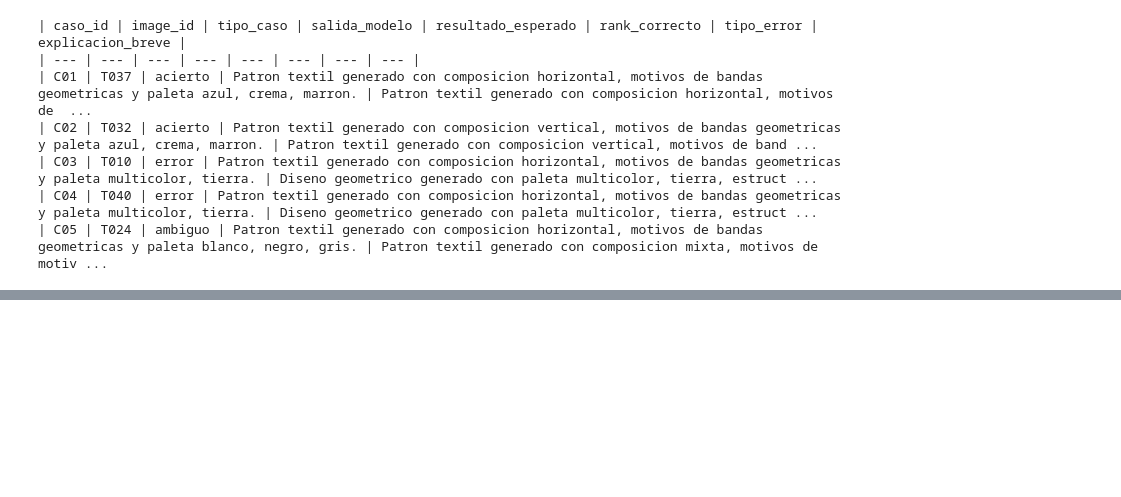
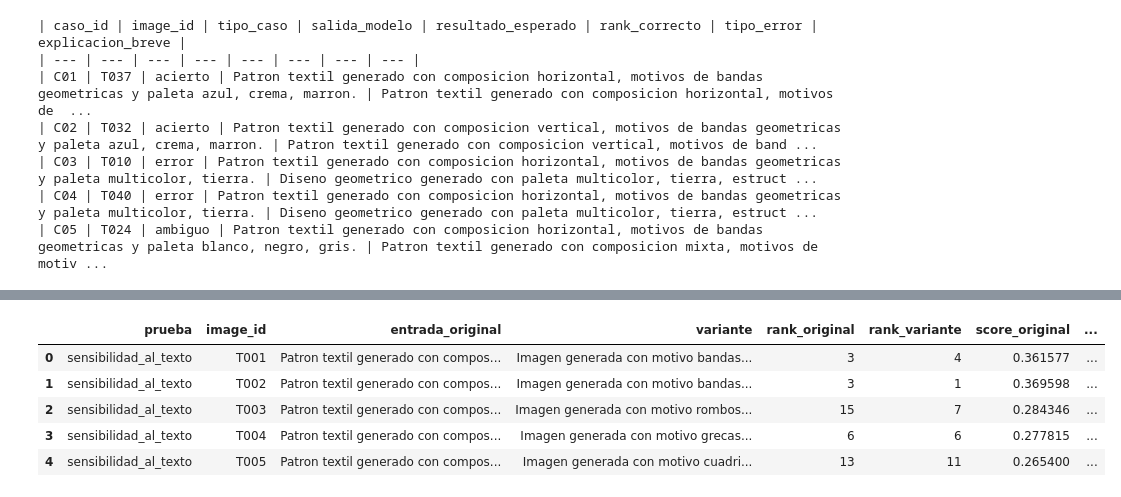
Before and after one commit to hsancheza90-art/mcc225-textiles-generados-evaluacion-multimodal, a Jupyter notebook: notebooks/Cuaderno14_MCC225_resuelto.ipynb, the cells around one changed output, grey strips where cells are left out. Drawn from its saved outputs; the diff is of its cells as text; code cells hidden in the pictures; blank space fills up the shorter version.

```diff
--- a/notebooks/Cuaderno14_MCC225_resuelto.ipynb
+++ b/notebooks/Cuaderno14_MCC225_resuelto.ipynb
@@ -1114,0 +1144,98 @@ print(markdown_cases)
+# %%
+# ============================================================
+# 31. Prueba 1: sensibilidad al texto
+# ============================================================
+
+def encode_text_list(text_list):
+    features_list = []
+
+    with torch.no_grad():
+        tokens = tokenizer(text_list).to(DEVICE)
+        features = model.encode_text(tokens)
+        features = features / features.norm(dim=-1, keepdim=True)
+        features_list.append(features.cpu())
+
+    return torch.cat(features_list, dim=0).to(DEVICE)
+
+
+def get_text_to_image_rank(text_feature, target_image_id):
+    with torch.no_grad():
+        scores = (text_feature @ image_features.T).cpu().numpy().flatten()
+
+    sorted_indices = np.argsort(scores)[::-1]
+    ordered_image_ids = [image_ids[idx] for idx in sorted_indices]
+
+    rank = ordered_image_ids.index(target_image_id) + 1
+    score = float(scores[image_ids.index(target_image_id)])
+
+    top1_image_id = ordered_image_ids[0]
+    top1_score = float(scores[sorted_indices[0]])
+
+    return rank, score, top1_image_id, top1_score
+
+
+# Selección de casos para la prueba
+prompt_test_df = manifest.head(5).copy()
+
+prompt_rows = []
+
+for _, row in prompt_test_df.iterrows():
+    image_id = row["image_id"]
+
+    original_text = row["caption_1"]
+
+    variant_text = (
+        f"Imagen generada con motivo {row['motivo']}, "
+        f"composición {row['composicion']} y paleta {row['paleta']}."
+    )
+
+    original_feature = encode_text_list([original_text])[0:1]
+    variant_feature = encode_text_list([variant_text])[0:1]
+
+    original_rank, original_score, original_top1, original_top1_score = get_text_to_image_rank(
+        original_feature,
+        image_id
+    )
+
+    variant_rank, variant_score, variant_top1, variant_top1_score = get_text_to_image_rank(
+        variant_feature,
+        image_id
+    )
+
+    cambio_observado = clasificar_cambio(
+        original_rank,
+        variant_rank,
+        original_score,
+        variant_score
+    )
+
+    prompt_rows.append({
+        "prueba": "sensibilidad_al_texto",
+        "image_id": image_id,
+        "entrada_original": original_text,
+        "variante": variant_text,
+        "rank_original": original_rank,
+        "rank_variante": variant_rank,
+        "score_original": original_score,
+        "score_variante": variant_score,
+        "top1_original": original_top1,
+        "top1_variante": variant_top1,
+        "cambio_score": abs(variant_score - original_score),
+        "cambio_rank": abs(variant_rank - original_rank),
+        "cambio_observado": cambio_observado,
+        "interpretacion": (
+            "Evalúa si una reformulación textual con significado similar cambia de forma importante "
+            "la posición de la imagen esperada."
+        )
+    })
+
+prompt_sensitivity_df = pd.DataFrame(prompt_rows)
+
+prompt_sensitivity_df
+# %% [output]
+|  | prueba | image_id | entrada_original | variante | rank_original | rank_variante | score_original | ... |
+| 0 | sensibilidad_al_texto | T001 | Patron textil generado con compos... | Imagen generada con motivo bandas... | 3 | 4 | 0.361577 | ... |
+| 1 | sensibilidad_al_texto | T002 | Patron textil generado con compos... | Imagen generada con motivo bandas... | 3 | 1 | 0.369598 | ... |
+| 2 | sensibilidad_al_texto | T003 | Patron textil generado con compos... | Imagen generada con motivo rombos... | 15 | 7 | 0.284346 | ... |
+| 3 | sensibilidad_al_texto | T004 | Patron textil generado con compos... | Imagen generada con motivo grecas... | 6 | 6 | 0.277815 | ... |
+| 4 | sensibilidad_al_texto | T005 | Patron textil generado con compos... | Imagen generada con motivo cuadri... | 13 | 11 | 0.265400 | ... |
```
Also changed, not shown: parts of 14 cells of this notebook, 5 other files.
